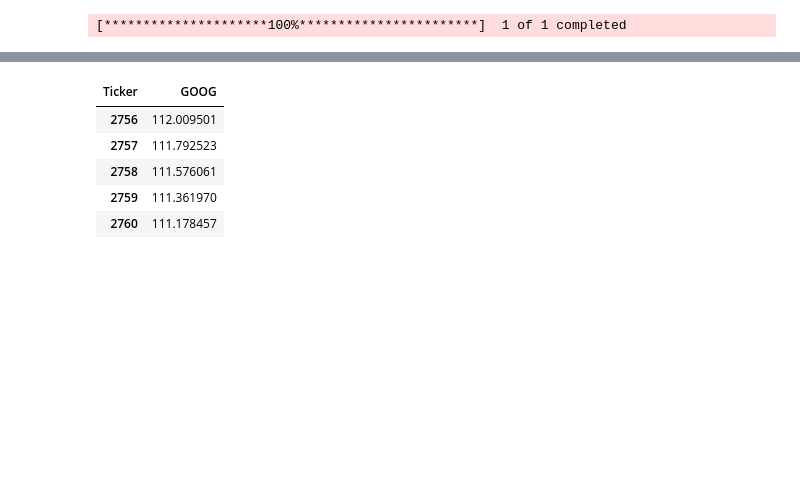
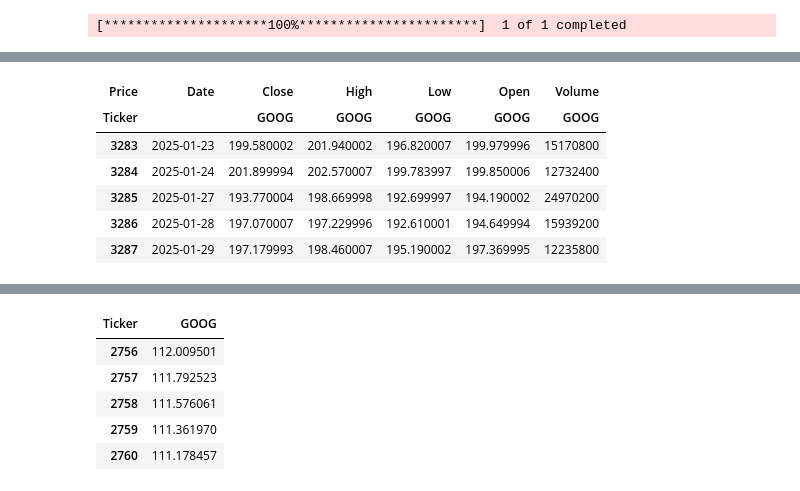
Before and after one commit to AzizuAhmad/AIEngineer, a Jupyter notebook: DataScienceProject/PredictStockPrice/main.ipynb, the cells around one changed output, grey strips where cells are left out. Saved outputs shown, nothing was run; the diff lists cells and outputs as text; code cells hidden in the pictures; blank space fills up the shorter version.

```diff
--- a/DataScienceProject/PredictStockPrice/main.ipynb
+++ b/DataScienceProject/PredictStockPrice/main.ipynb
@@ -48,3 +49,13 @@ data
+# %%
+data.tail()
+# %% [output]
+| Price | Date | Close | High | Low | Open | Volume |
+| Ticker |  | GOOG | GOOG | GOOG | GOOG | GOOG |
+| 3283 | 2025-01-23 | 199.580002 | 201.940002 | 196.820007 | 199.979996 | 15170800 |
+| 3284 | 2025-01-24 | 201.899994 | 202.570007 | 199.783997 | 199.850006 | 12732400 |
+| 3285 | 2025-01-27 | 193.770004 | 198.669998 | 192.699997 | 194.190002 | 24970200 |
+| 3286 | 2025-01-28 | 197.070007 | 197.229996 | 192.610001 | 194.649994 | 15939200 |
+| 3287 | 2025-01-29 | 197.179993 | 198.460007 | 195.190002 | 197.369995 | 12235800 |
 # %%
 ma_days_100 = data.Close.rolling(100).mean()
 ma_days_100.tail(5)
```
Also changed, not shown: parts of 6 cells of this notebook, 3 other files.
